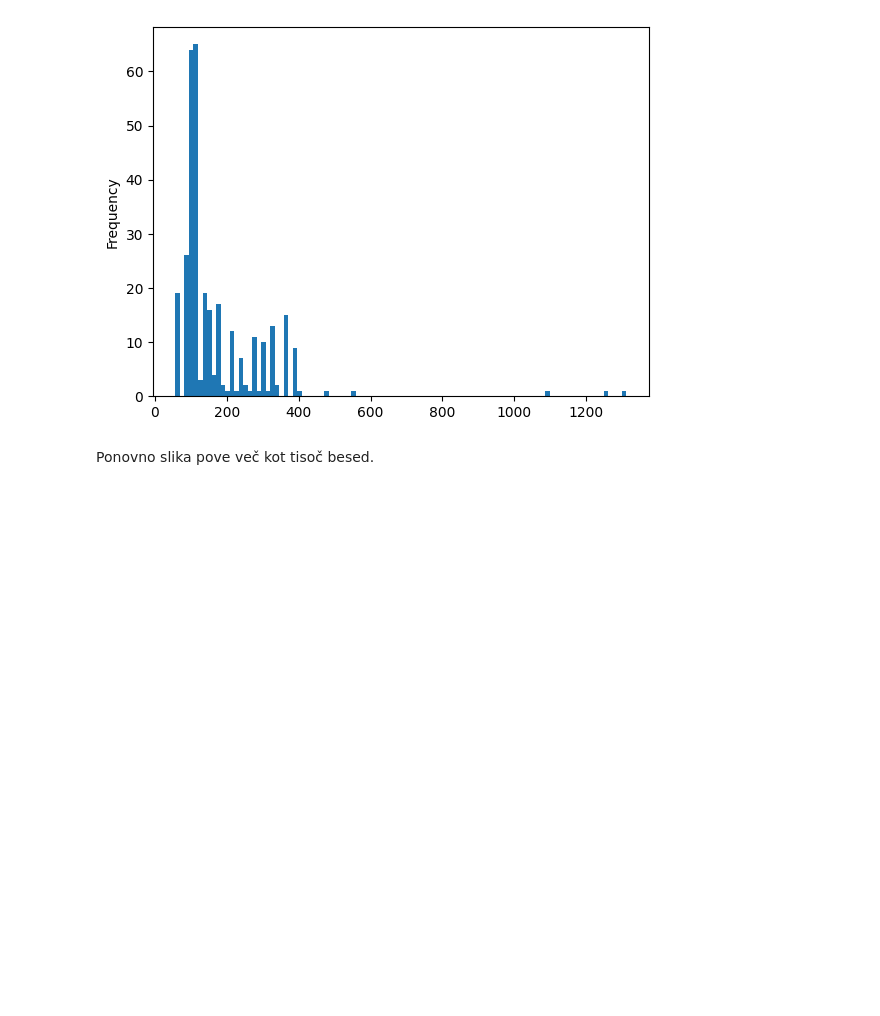
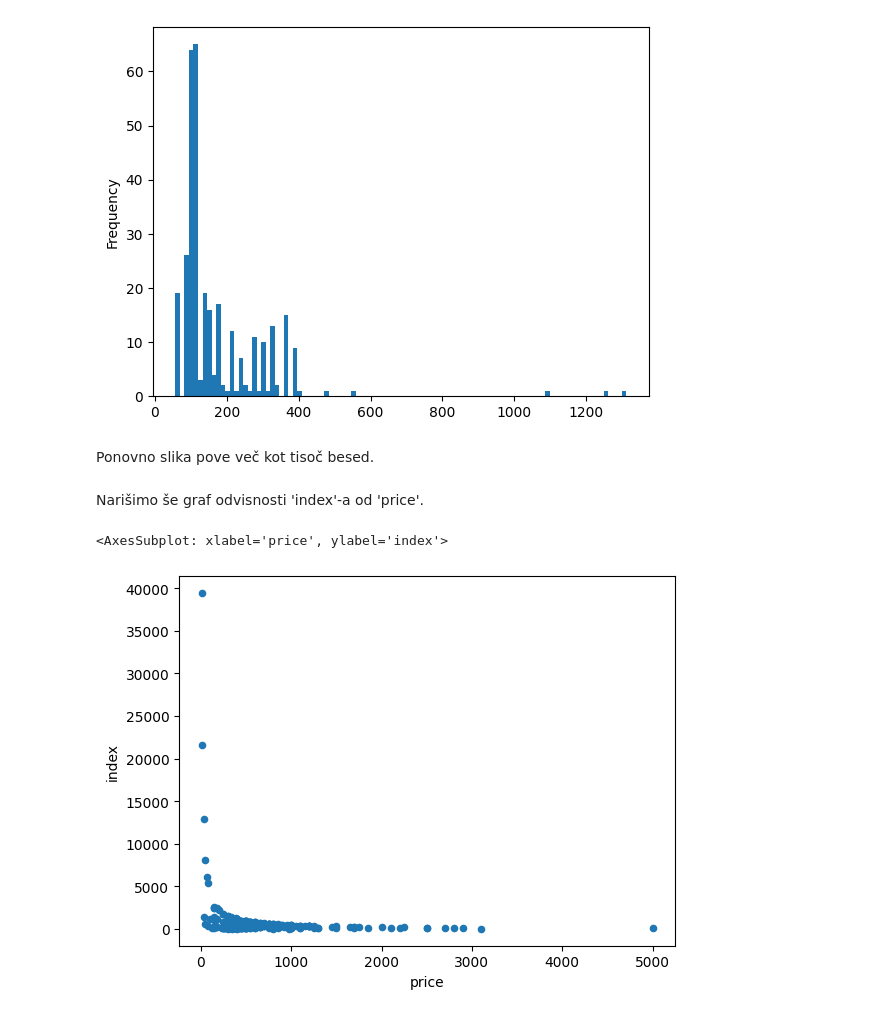
Before and after one commit to MartinZust123/Projektna-naloga---analiza-podatkov, a Jupyter notebook: analiza_podatkov.ipynb, the cells around one changed output. Drawn from its saved outputs; the diff is of its cells as text; code cells hidden in the pictures; blank space fills up the shorter version.

```diff
--- a/analiza_podatkov.ipynb
+++ b/analiza_podatkov.ipynb
@@ -434,3 +434,10 @@ st['date'].plot.hist(bins=100)
 [figure]
 # %% [markdown]
 Ponovno slika pove več kot tisoč besed.
+# %% [markdown]
+Narišimo še graf odvisnosti 'index'-a od 'price'.
+# %%
+st.plot.scatter(x = 'price', y = 'index')
+# %% [output]
+<AxesSubplot: xlabel='price', ylabel='index'>
+[figure, added]
```
Also changed, not shown: parts of 13 cells of this notebook.
